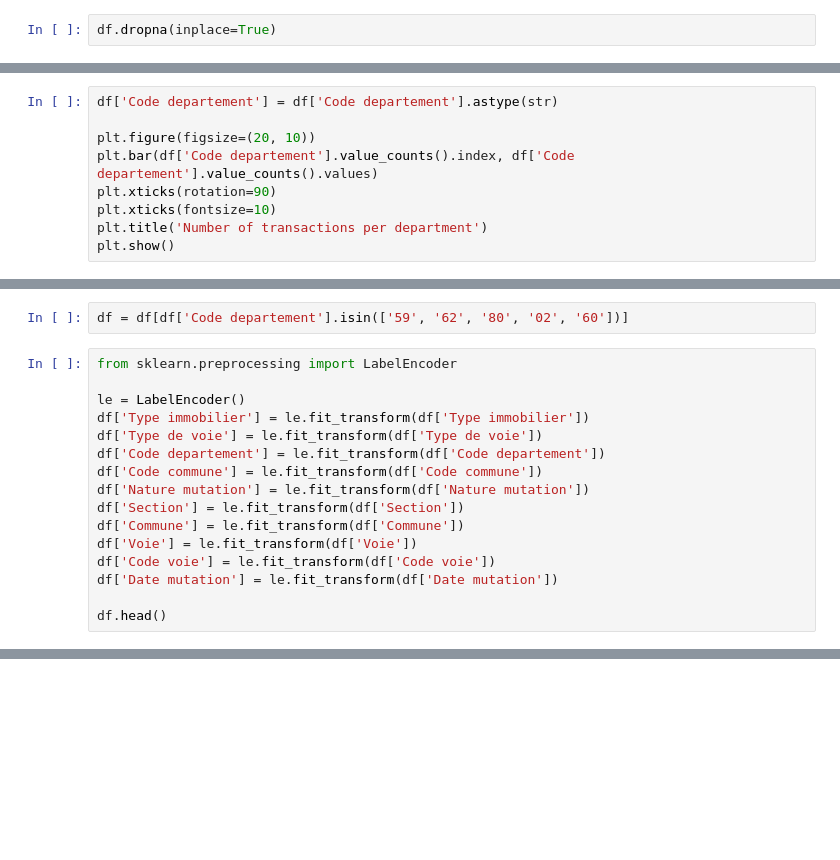
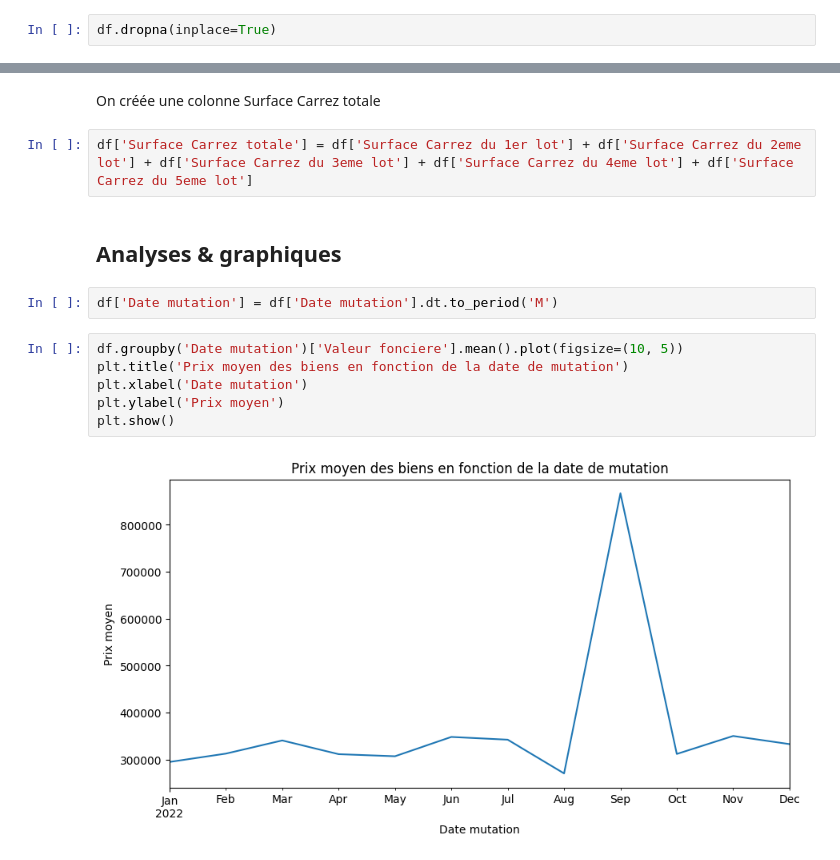
Before and after one commit to JZhg02/MasterCamp, a Jupyter notebook: nicolas.ipynb, the cells around one changed output, grey strips where cells are left out. Drawn from its saved outputs; the diff is of its cells as text; blank space fills up the shorter version.

Commit message:
added titles, analysis, plots, new model 0.91spearman

```diff
--- a/nicolas.ipynb
+++ b/nicolas.ipynb
@@ -430,9 +139,0 @@ memory usage: 420.7+ MB
-# %%
-df['Code departement'] = df['Code departement'].astype(str)
-
-plt.figure(figsize=(20, 10))
-plt.bar(df['Code departement'].value_counts().index, df['Code departement'].value_counts().values)
-plt.xticks(rotation=90)
-plt.xticks(fontsize=10)
-plt.title('Number of transactions per department')
-plt.show()
@@ -453,18 +139,0 @@ On garde seulement les départements des Hauts-de-France
-# %%
-df = df[df['Code departement'].isin(['59', '62', '80', '02', '60'])]
-# %%
-from sklearn.preprocessing import LabelEncoder
-
-le = LabelEncoder()
-df['Type immobilier'] = le.fit_transform(df['Type immobilier'])
-df['Type de voie'] = le.fit_transform(df['Type de voie'])
-df['Code departement'] = le.fit_transform(df['Code departement'])
-df['Code commune'] = le.fit_transform(df['Code commune'])
-df['Nature mutation'] = le.fit_transform(df['Nature mutation'])
-df['Section'] = le.fit_transform(df['Section'])
-df['Commune'] = le.fit_transform(df['Commune'])
-df['Voie'] = le.fit_transform(df['Voie'])
-df['Code voie'] = le.fit_transform(df['Code voie'])
-df['Date mutation'] = le.fit_transform(df['Date mutation'])
-
-df.head()
@@ -628,2 +140,16 @@ plt.show()
-# %% [markdown]
-#
+# %% [markdown]
+On créée une colonne Surface Carrez totale
+# %%
+df['Surface Carrez totale'] = df['Surface Carrez du 1er lot'] + df['Surface Carrez du 2eme lot'] + df['Surface Carrez du 3eme lot'] + df['Surface Carrez du 4eme lot'] + df['Surface Carrez du 5eme lot']
+# %% [markdown]
+## Analyses & graphiques
+# %%
+df['Date mutation'] = df['Date mutation'].dt.to_period('M')
+# %%
+df.groupby('Date mutation')['Valeur fonciere'].mean().plot(figsize=(10, 5))
+plt.title('Prix moyen des biens en fonction de la date de mutation')
+plt.xlabel('Date mutation')
+plt.ylabel('Prix moyen')
+plt.show()
+# %% [output]
+[figure, added]
```
Also changed, not shown: parts of 113 cells of this notebook.
